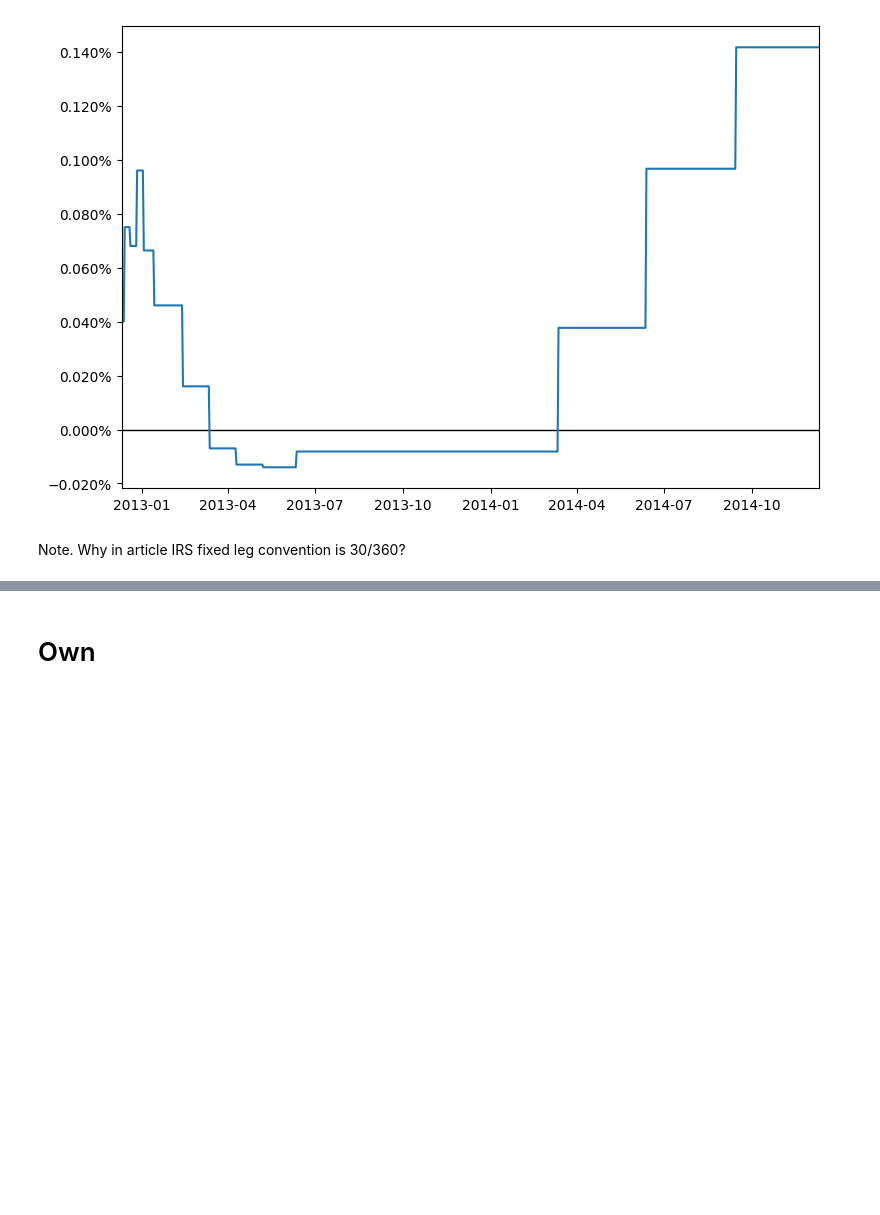
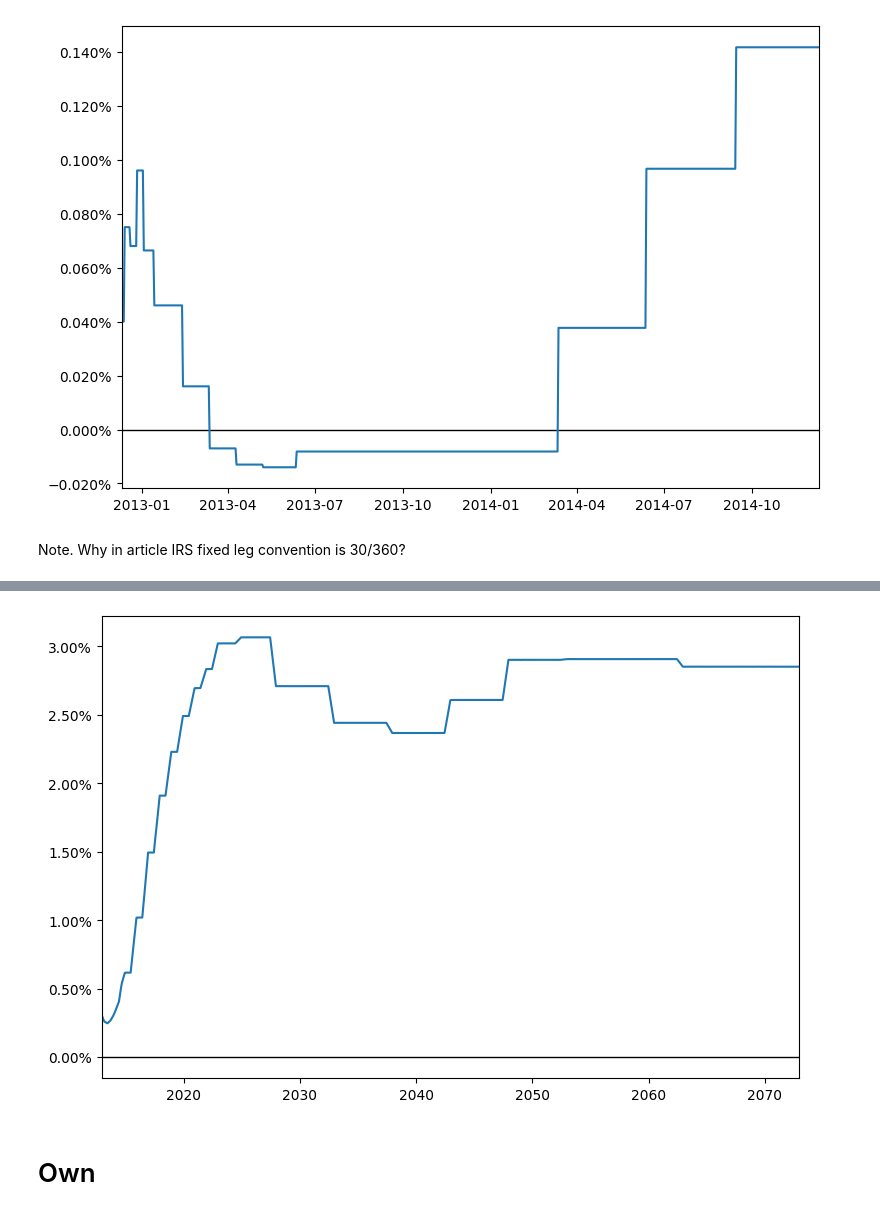
Before and after one commit to kroman-dev/interestRates, a Jupyter notebook: notebooks/AmetranoBianchetti.ipynb, the cells around one changed output, grey strips where cells are left out. Drawn from its saved outputs; the diff is of its cells as text; code cells hidden in the pictures; blank space fills up the shorter version.

```diff
--- a/notebooks/AmetranoBianchetti.ipynb
+++ b/notebooks/AmetranoBianchetti.ipynb
@@ -174,0 +177,97 @@ Note. Why in article IRS fixed leg convention is 30/360?
+# %%
+helpers = [
+    ql.DepositRateHelper(
+        ql.QuoteHandle(ql.SimpleQuote(0.312 / 100)),
+        ql.Period(6, ql.Months),
+        3,
+        ql.TARGET(),
+        ql.Following,
+        False,
+        ql.Actual360(),
+    )
+]
+euribor6m = ql.Euribor6M()
+
+helpers += [
+    ql.FraRateHelper(
+        ql.QuoteHandle(ql.SimpleQuote(rate / 100)), start, euribor6m
+    )
+    for rate, start in [
+        (0.293, 1),
+        (0.272, 2),
+        (0.260, 3),
+        (0.256, 4),
+        (0.252, 5),
+        (0.248, 6),
+        (0.254, 7),
+        (0.261, 8),
+        (0.267, 9),
+        (0.279, 10),
+        (0.291, 11),
+        (0.303, 12),
+        (0.318, 13),
+        (0.335, 14),
+        (0.352, 15),
+        (0.371, 16),
+        (0.389, 17),
+        (0.409, 18),
+    ]
+]
+discount_curve = ql.YieldTermStructureHandle(eonia_curve_c)
+helpers += [
+    ql.SwapRateHelper(
+        ql.QuoteHandle(ql.SimpleQuote(rate / 100)),
+        ql.Period(tenor, ql.Years),
+        ql.TARGET(),
+        ql.Annual,
+        ql.Unadjusted,
+        ql.Thirty360(ql.Thirty360.BondBasis),
+        euribor6m,
+        ql.QuoteHandle(),
+        ql.Period(0, ql.Days),
+        discount_curve,
+    )
+    for rate, tenor in [
+        (0.424, 3),
+        (0.576, 4),
+        (0.762, 5),
+        (0.954, 6),
+        (1.135, 7),
+        (1.303, 8),
+        (1.452, 9),
+        (1.584, 10),
+        (1.809, 12),
+        (2.037, 15),
+        (2.187, 20),
+        (2.234, 25),
+        (2.256, 30),
+        (2.295, 35),
+        (2.348, 40),
+        (2.421, 50),
+        (2.463, 60),
+    ]
+]
+euribor6m_curve = ql.PiecewiseLogLinearDiscount(
+    2, ql.TARGET(), helpers, ql.Actual360()
+)
+euribor6m_curve.enableExtrapolation()
+
+print(list(euribor6m_curve.dates()))
+for d in list(euribor6m_curve.dates()):
+    print(f"{d.to_date()}: {euribor6m_curve.discount(d)}")
+
+spot = euribor6m_curve.referenceDate()
+dates = [spot + ql.Period(i, ql.Months) for i in range(0, 60 * 12 + 1)]
+rates = [
+    euribor6m_curve.forwardRate(
+        d, euribor6m.maturityDate(d), ql.Actual360(), ql.Simple
+    ).rate()
+    for d in dates
+]
+
+ax = plt.figure(figsize=(9, 6)).add_subplot(1, 1, 1)
+ax.axhline(0.0, linewidth=1, color="black")
+ax.set_xlim(min(dates).to_date(), max(dates).to_date())
+ax.yaxis.set_major_formatter(PercentFormatter(1.0))
+ax.plot_date([d.to_date() for d in dates], rates, "-");
+# %% [output]
@@ -175,3 +291,4 @@ Note. Why in article IRS fixed leg convention is 30/360?
+[figure, added]
 # %% [markdown]
 # Own
 # %%
```
Also changed, not shown: parts of 2 cells of this notebook, 6 other files.
